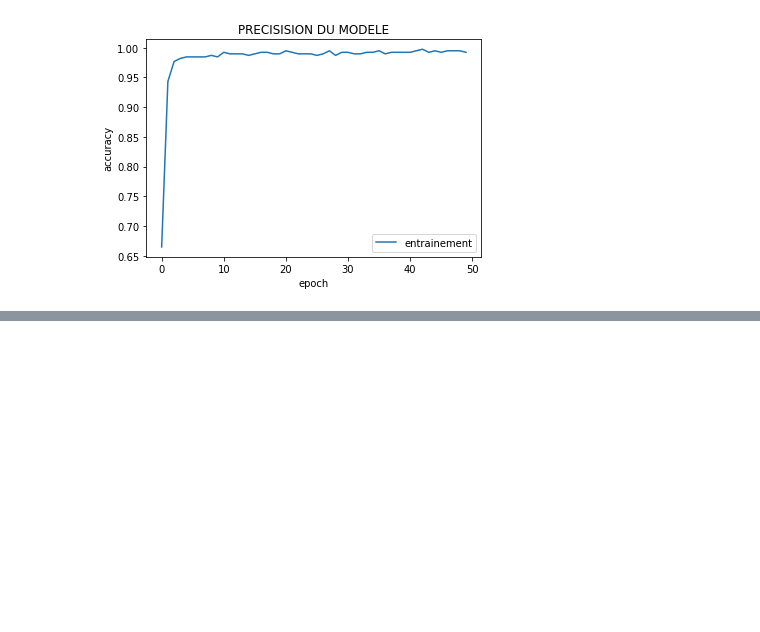
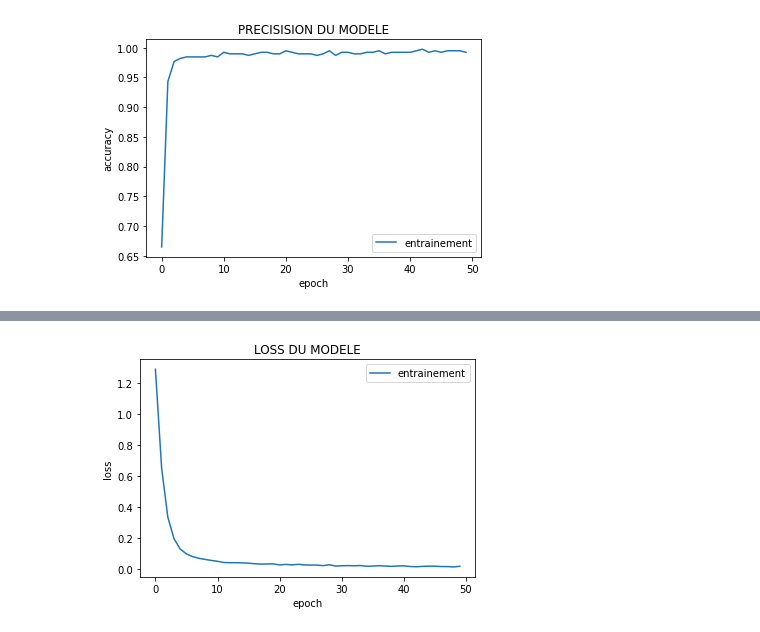
Before and after one commit to rezar12/ANN, a Jupyter notebook: FINALEMATETUDE.ipynb, the cells around one changed output, grey strips where cells are left out. Cells and saved outputs as stored; diff of their text form; code cells hidden in the pictures; blank space fills up the shorter version.

```diff
--- a/FINALEMATETUDE.ipynb
+++ b/FINALEMATETUDE.ipynb
@@ -404,0 +381,11 @@ fig.show()
+# %%
+import matplotlib.pyplot as plt
+
+plt.plot(history.history['loss'])
+plt.title("LOSS DU MODELE")
+plt.ylabel("loss")
+plt.xlabel("epoch")
+plt.legend(['entrainement'],loc='upper right')
+plt.show()
+# %% [output]
+[figure, added]
```
Also changed, not shown: parts of 2 cells of this notebook.
